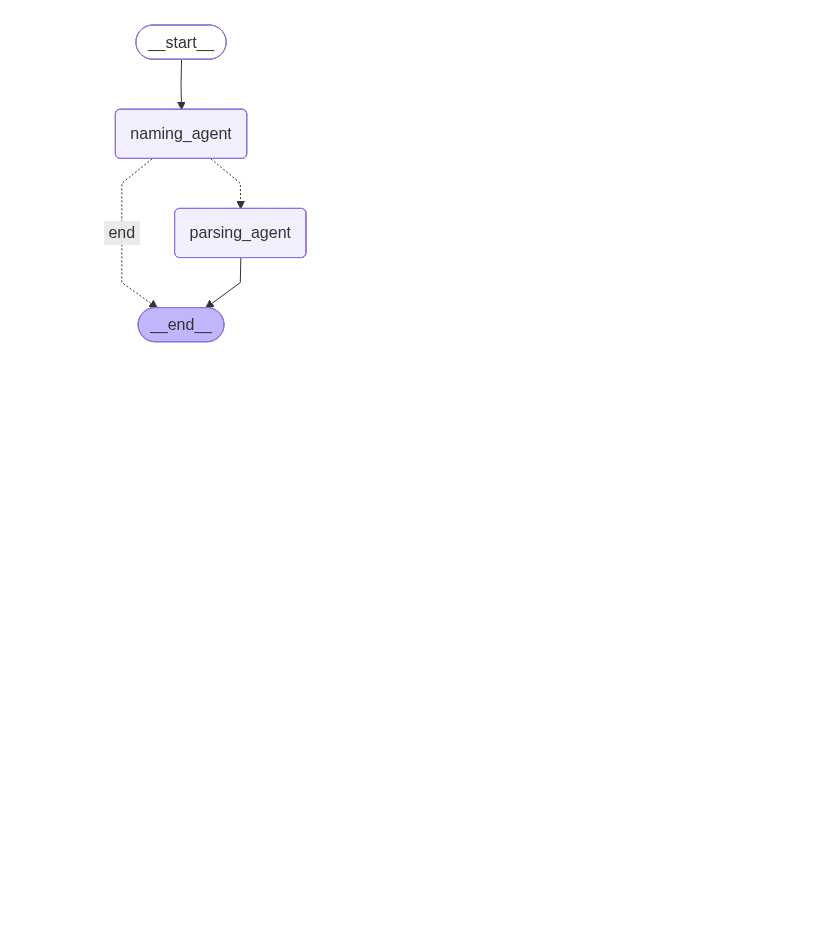
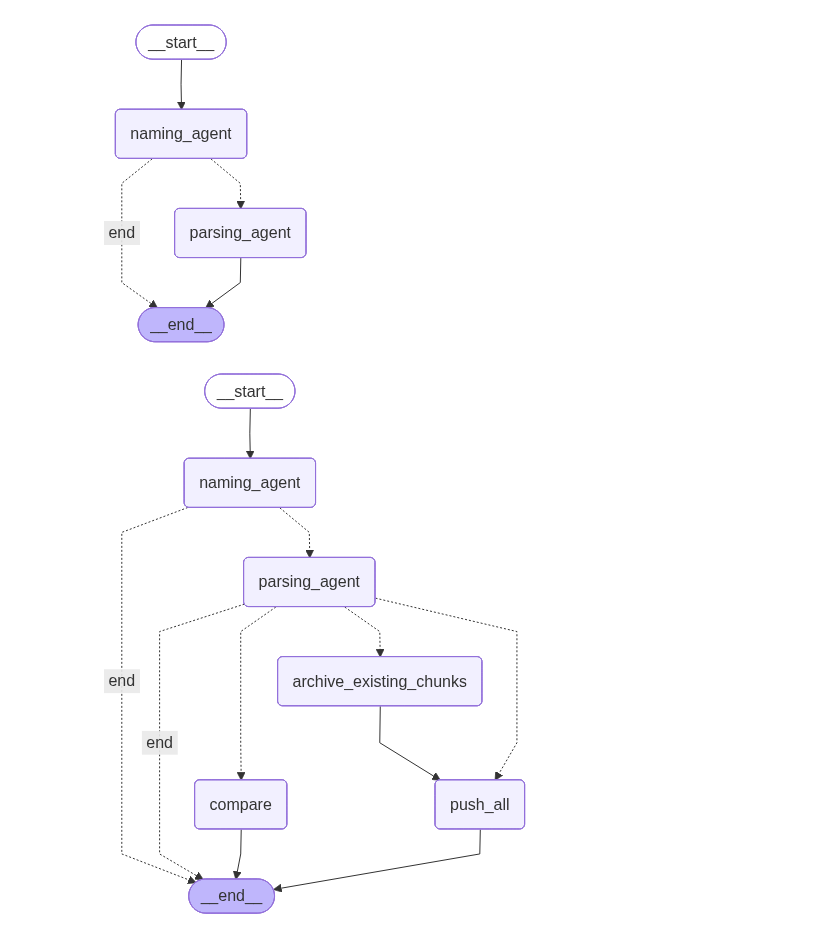
Before and after one commit to Shrut2112/smart_search_fino, a Jupyter notebook: graph.ipynb, the cells around one changed output. Saved outputs shown, nothing was run; the diff lists cells and outputs as text; code cells hidden in the pictures; blank space fills up the shorter version.

Commit message:
integrate comparision agent in the main graph

```diff
--- a/graph.ipynb
+++ b/graph.ipynb
@@ -11,8 +12,8 @@ from agents.db_hooks import check_doc_with_name_version
 # %%
 def routing_to_parsing(state:State):
     revision_tag = state['revision_tag']
-    if not revision_tag is None:
-        filename = state['normalized_filename']
+    if revision_tag is None:
+        filename = state['base_doc_name']
         version_no = state['version']
         is_present = check_doc_with_name_version(filename,version_no)
 
@@ -48 +77,51 @@ graph
+# %%
+def push_chunks(state:State):
+
+    chunks = state['chunks']
+
+    try:
+        upsert_doc(state['base_doc_name'],state['version'],state['extraction_stats'],state['content_hash'])
+        upsert_chunks(chunks)
+    except Exception as e:
+        print(f"Error Executing doc or chunk upsert: {e}")
+
+    return state
+# %%
+builder = StateGraph(State)
+
+builder.add_node("naming_agent",universal_name_refiner_v4)
+builder.add_node("parsing_agent",parser_graph)
+builder.add_node("archive_existing_chunks",remove_chunks)
+builder.add_node("push_all",push_chunks)
+builder.add_node("compare",get_comparison_agent)
+
+builder.add_edge(START,"naming_agent")
+
+builder.add_conditional_edges(
+    "naming_agent",
+    routing_to_parsing,
+    {
+        "parsing_agent":"parsing_agent",
+        "end":END
+    }
+)
+builder.add_conditional_edges(
+    "parsing_agent",
+    routing_after_parsing,
+    {
+        "archive_existing_chunks":"archive_existing_chunks",
+        "push_all":"push_all",
+        "compare":"compare",
+        "end":END
+    }
+)
+
+builder.add_edge("archive_existing_chunks","push_all")
+builder.add_edge("compare",END)
+builder.add_edge("push_all",END)
+
+graph = builder.compile()
+graph
+# %% [output]
+[figure, added]
 # %%
```
Also changed, not shown: parts of 5 cells of this notebook, 10 other files.
